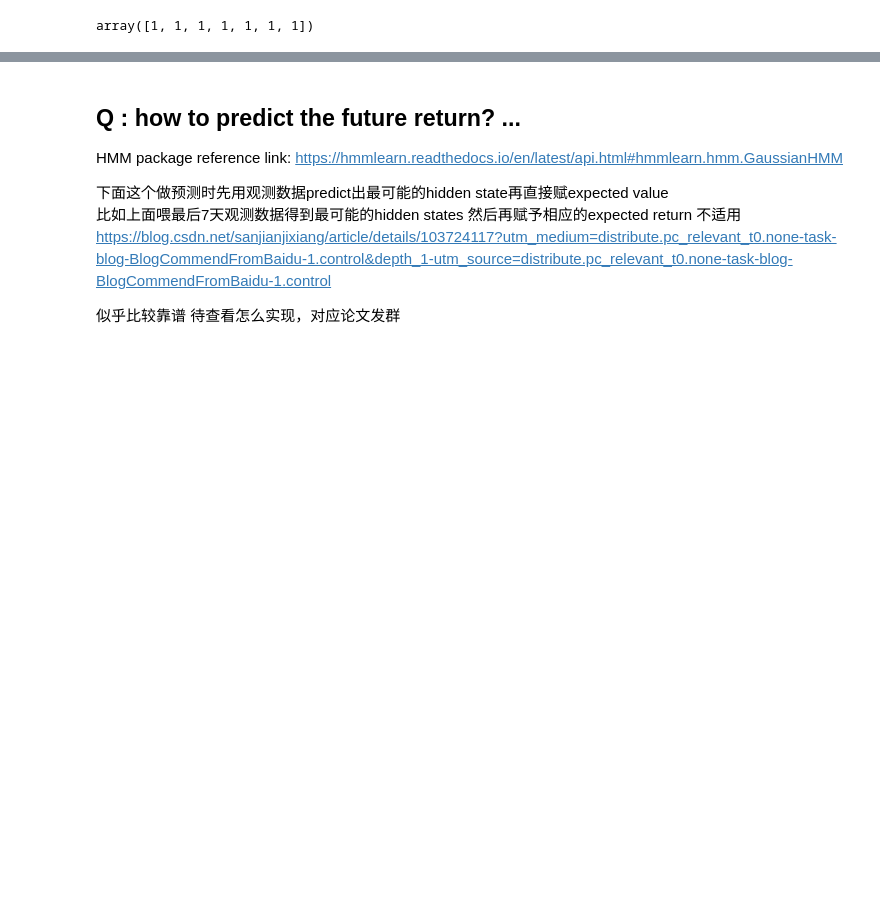
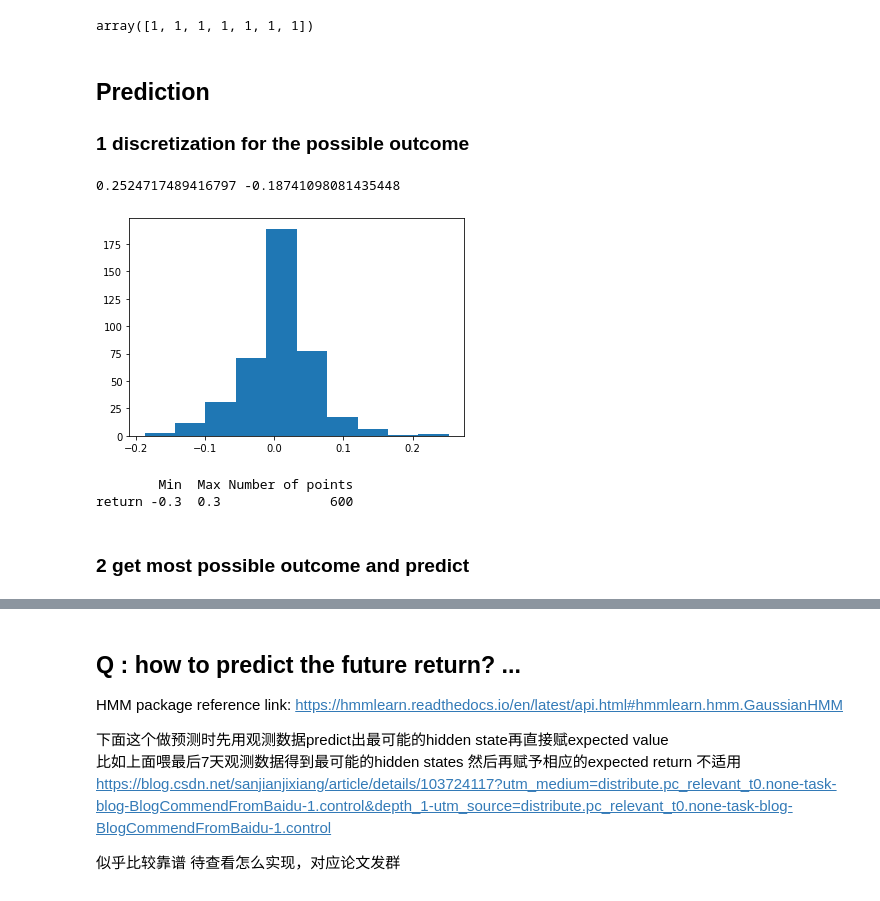
Before and after one commit to yanhan-si/Stats451_group, a Jupyter notebook: HMM.ipynb, the cells around one changed output, grey strips where cells are left out. Saved outputs shown, nothing was run; the diff lists cells and outputs as text; code cells hidden in the pictures; blank space fills up the shorter version.

```diff
--- a/HMM.ipynb
+++ b/HMM.ipynb
@@ -94,3 +116,31 @@ Means and vars of each hidden state
 model.predict(X_test)
 # %% [output]
 array([1, 1, 1, 1, 1, 1, 1])
+# %% [markdown]
+## Prediction
+
+### 1  discretization for the possible outcome
+# %%
+tmp = bitcoin_train['ret']
+plt.hist(tmp)
+print (max(tmp), min(tmp))
+# print(tmp)
+# %% [output]
+0.2524717489416797 -0.18741098081435448
+[figure, added]
+# %%
+# possible outcomes params
+tmp = pd.DataFrame(columns = ['Min', 'Max', 'Number of points'], index= ['return'])
+tmp.loc['return'] = [-0.3, 0.3, 600]
+print(tmp)
+
+
+possible_outcomes = np.linspace(-0.3, 0.3, 600)
+import itertools
+_possible_outcomes = np.array(list(itertools.product(possible_outcomes)))
+# _possible_outcomes
+# %% [output]
+        Min  Max Number of points
+return -0.3  0.3              600
+# %% [markdown]
+### 2 get most possible outcome and predict
```
Also changed, not shown: parts of 13 cells of this notebook.
